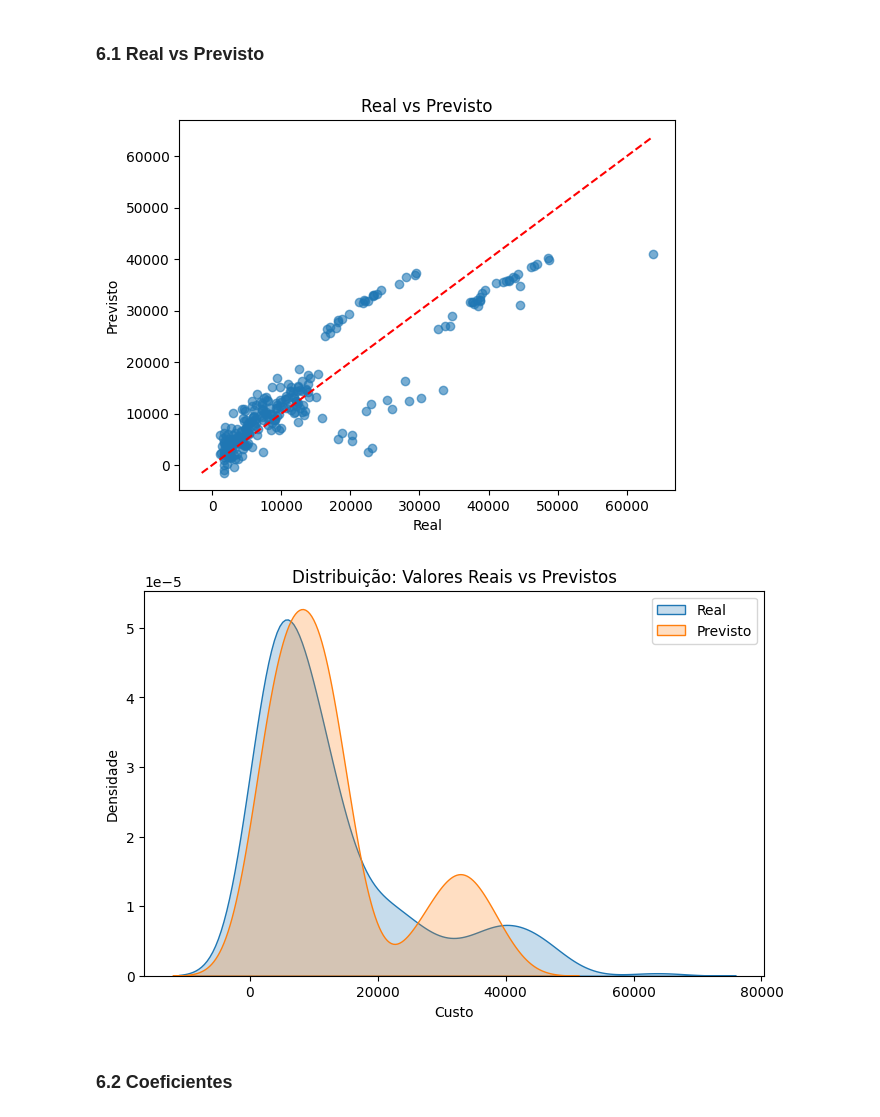
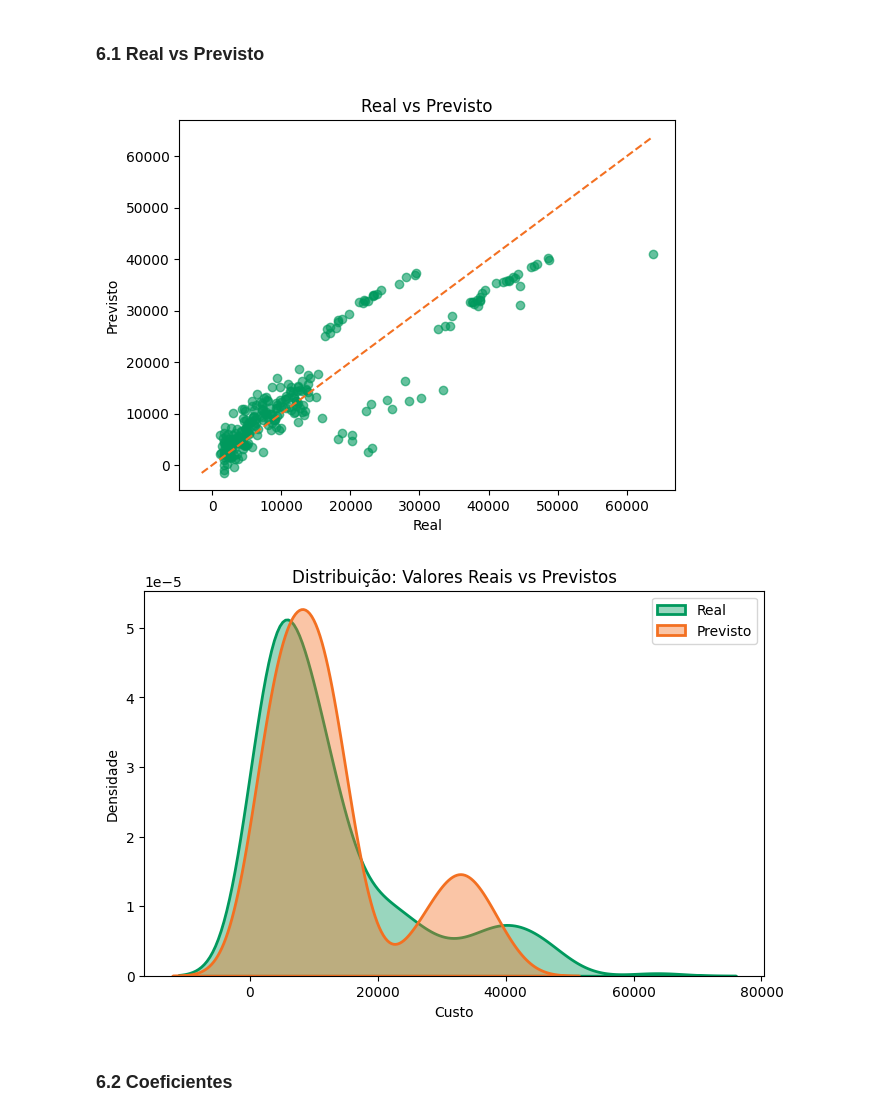
Before and after one commit to EduPekUfpr/PythonProject, a Jupyter notebook: LDS_LinearRegression_insurance.ipynb, the cells around one changed output. Saved outputs shown, nothing was run; the diff lists cells and outputs as text; code cells hidden in the pictures.

```diff
--- a/LDS_LinearRegression_insurance.ipynb
+++ b/LDS_LinearRegression_insurance.ipynb
@@ -203,33 +210,33 @@ R2: 0.7835929767120722
 # %% [markdown]
 ### 6.1 Real vs Previsto
 # %%
-plt.scatter(y_test, y_pred, alpha=0.6)
+plt.scatter(y_test, y_pred, alpha=0.6, color = "#00995D")
 
 # linha x = y
 max_val = max(y_test.max(), y_pred.max())
 min_val = min(y_test.min(), y_pred.min())
 
-plt.plot([min_val, max_val], [min_val, max_val], color='red', linestyle='--')
+plt.plot([min_val, max_val], [min_val, max_val], color="#F37021", linestyle='--')
 
 plt.xlabel("Real")
 plt.ylabel("Previsto")
 plt.title("Real vs Previsto")
 plt.show()
 # %% [output]
-[figure, old version]
+[figure, new version]
 # %%
 plt.figure(figsize=(8,5))
 
-sns.kdeplot(y_test, label="Real", fill=True)
-sns.kdeplot(y_pred, label="Previsto", fill=True)
+sns.kdeplot(y_test, label="Real", fill=True, color="#00995D", alpha=0.4, linewidth=2)
+sns.kdeplot(y_pred, label="Previsto", fill=True, color="#F37021", alpha=0.4, linewidth=2)
 
 plt.title("Distribuição: Valores Reais vs Previstos")
 plt.xlabel("Custo")
 plt.ylabel("Densidade")
 plt.legend()
 plt.show()
 # %% [output]
-[figure, old version]
+[figure, new version]
 # %% [markdown]
 ### 6.2 Coeficientes
 # %%
```
Also changed, not shown: parts of 5 cells of this notebook.
